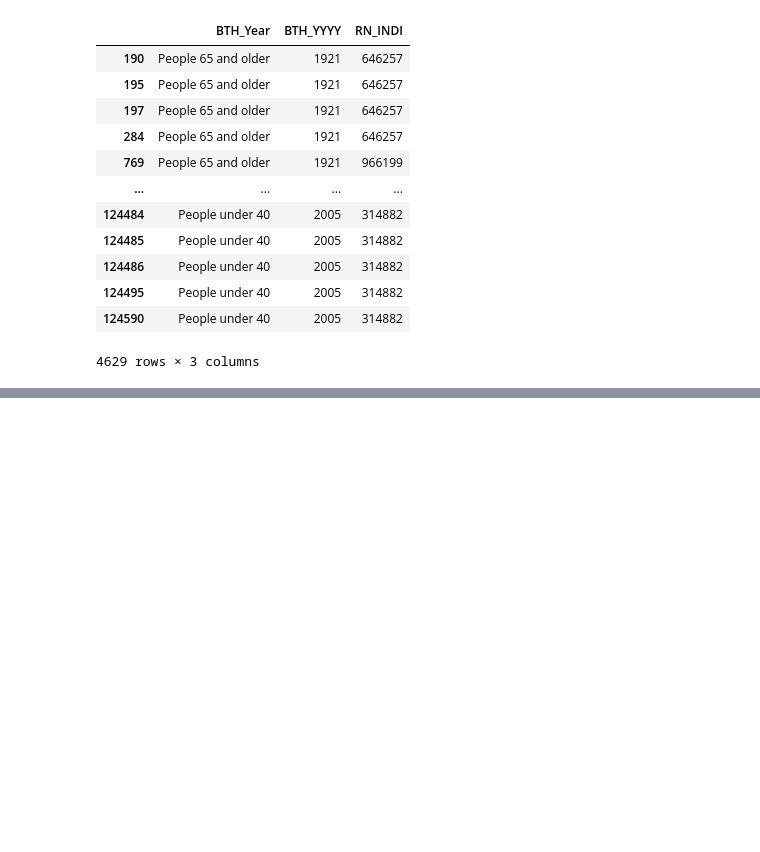
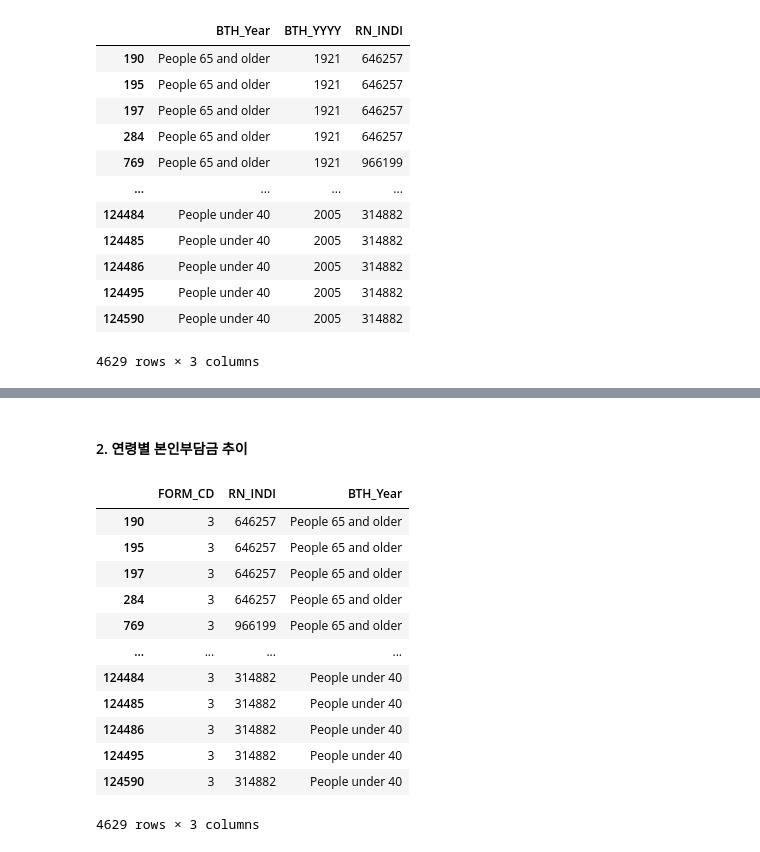
Before and after one commit to dancingKimDH/toy_data_analytics, a Jupyter notebook: codes/Data/MongoDB/EDA/김동현.ipynb, the cells around one changed output, grey strips where cells are left out. Drawn from its saved outputs; the diff is of its cells as text; code cells hidden in the pictures; blank space fills up the shorter version.

```diff
--- a/codes/Data/MongoDB/EDA/김동현.ipynb
+++ b/codes/Data/MongoDB/EDA/김동현.ipynb
@@ -101,0 +116,19 @@ age_chart = sns.histplot(data=df_D20, x='BTH_Year', hue='Hypertension')
+# %% [markdown]
+#### 2. 연령별 본인부담금 추이
+# %%
+df_path = df_D20_hyper[['FORM_CD', 'RN_INDI', 'BTH_Year']]
+df_path
+# %% [output]
+|  | FORM_CD | RN_INDI | BTH_Year |
+| 190 | 3 | 646257 | People 65 and older |
+| 195 | 3 | 646257 | People 65 and older |
+| 197 | 3 | 646257 | People 65 and older |
+| 284 | 3 | 646257 | People 65 and older |
+| 769 | 3 | 966199 | People 65 and older |
+| ... | ... | ... | ... |
+| 124484 | 3 | 314882 | People under 40 |
+| 124485 | 3 | 314882 | People under 40 |
+| 124486 | 3 | 314882 | People under 40 |
+| 124495 | 3 | 314882 | People under 40 |
+| 124590 | 3 | 314882 | People under 40 |
+4629 rows × 3 columns
```
Also changed, not shown: parts of 5 cells of this notebook.
